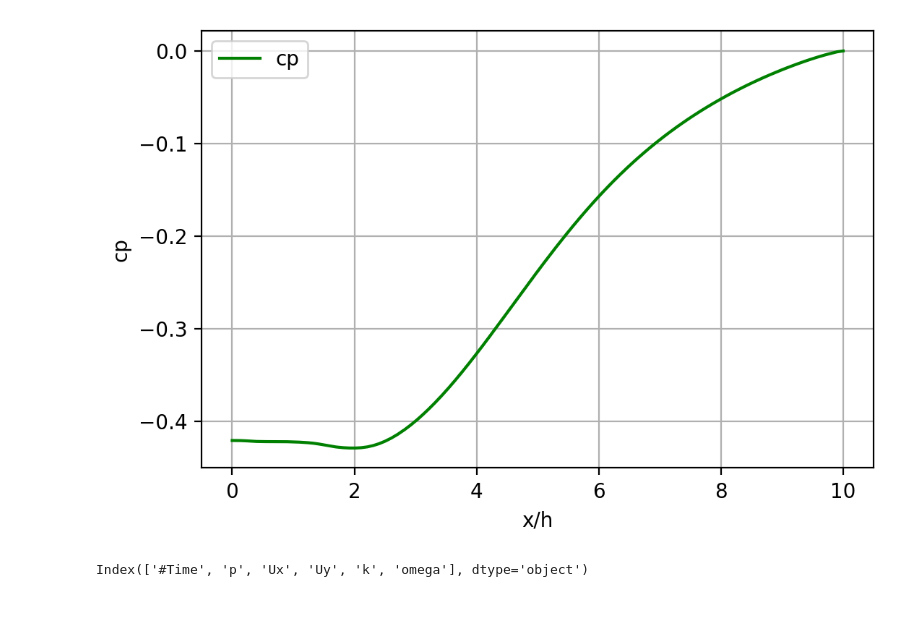
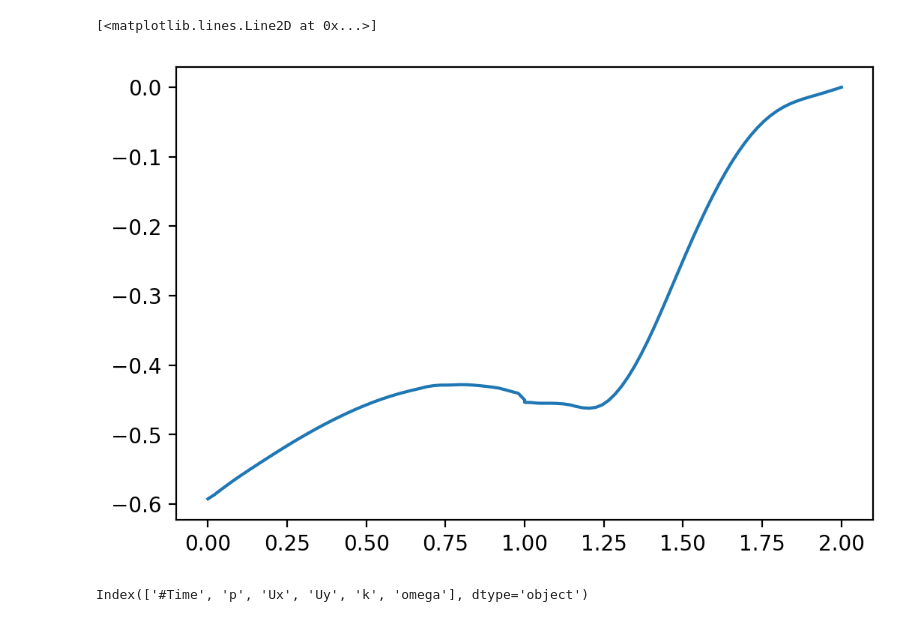
Before and after one commit to MartinAchondo/Simulation-of-Backward-Facing-Step-Flow-Using-OpenFOAM, a Jupyter notebook: 2d_k_omega/plots.ipynb, the cells around one changed output. Cells and saved outputs as stored; diff of their text form; code cells hidden in the pictures.

```diff
--- a/2d_k_omega/plots.ipynb
+++ b/2d_k_omega/plots.ipynb
@@ -44,8 +12,0 @@ plt.grid()
-# %%
-plt.plot((x-1)/0.1,cp, c='g', label='cp')
-plt.xlabel('x/h')
-plt.ylabel('cp')
-plt.legend()
-plt.grid()
-# %% [output]
-[figure, removed]
@@ -52,3 +15,10 @@ plt.grid()
+# %%
+cf_lower,cf_upper = coef.get_cp()
+# %%
+plt.plot(cf_lower['x'],cf_lower['cp'])
+# %% [output]
+[<matplotlib.lines.Line2D at 0x...>]
+[figure, added]
 # %%
 file = 'residuals.dat'
 path_file = os.path.join('postProcessing','residuals','0', file)
```
Also changed, not shown: parts of 4 cells of this notebook, 13 other files.
